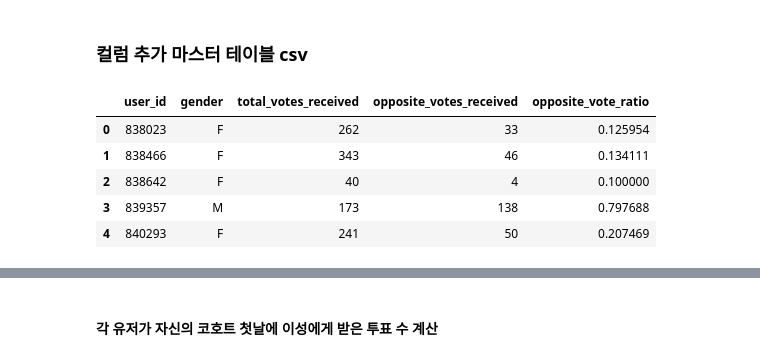
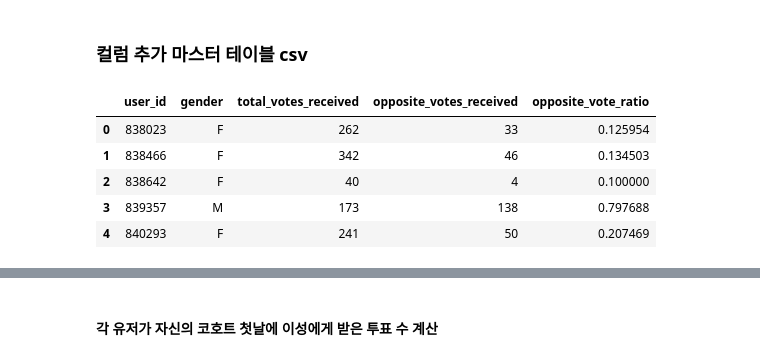
Before and after one commit to saeraniren/advanced_project, a Jupyter notebook: 최종 마스터 테이블.ipynb, the cells around one changed output, grey strips where cells are left out. Saved outputs shown, nothing was run; the diff lists cells and outputs as text; code cells hidden in the pictures.

```diff
--- a/최종 마스터 테이블.ipynb
+++ b/최종 마스터 테이블.ipynb
@@ -24,8 +24,8 @@ votes_df["vote_date"] = pd.to_datetime(votes_df["created_at"]).dt.date
 
 # 해당 기간(4/28 ~ 5/25)에 투표한 유저 ID
 target_user_ids = votes_df[
-    (votes_df["vote_date"] >= pd.to_datetime("2023-04-29").date()) &
-    (votes_df["vote_date"] <= pd.to_datetime("2023-05-25").date())
+    (votes_df["vote_date"] >= pd.to_datetime("2023-04-28").date()) &
+    (votes_df["vote_date"] < pd.to_datetime("2023-08-01").date())
 ]["user_id"].unique()
 
 # school_id가 존재하는 group만 추출
@@ -92,8 +92,8 @@ votes_filtered_df["active_day"] = (votes_filtered_df["vote_date"] - votes_filter
 
 # 기간 필터 (cohort_day 기준 4/29~5/25 사이)
 votes_filtered_df = votes_filtered_df[
-    (votes_filtered_df["cohort_day"] >= "2023-04-29") &
-    (votes_filtered_df["cohort_day"] <= "2023-05-25") &
+    (votes_filtered_df["cohort_day"] >= "2023-04-28") &
+    (votes_filtered_df["cohort_day"] < "2023-08-01") &
     (votes_filtered_df["active_day"] >= 0)
 ]
 
@@ -370,8 +369,8 @@ votes_df["vote_date"] = pd.to_datetime(votes_df["created_at"]).dt.date
 
 # 기간 필터링: 4월 29일 ~ 5월 25일
 votes_filtered_df = votes_df[
-    (votes_df["vote_date"] >= pd.to_datetime("2023-04-29").date()) &
-    (votes_df["vote_date"] <= pd.to_datetime("2023-05-25").date())
+    (votes_df["vote_date"] >= pd.to_datetime("2023-04-28").date()) &
+    (votes_df["vote_date"] < pd.to_datetime("2023-08-01").date())
 ].copy()
 # %%
 # school_id가 존재하는 group만 필터링
@@ -1063,6 +1062,14 @@ plt.show()
 # %% [markdown]
 ### 컬럼 추가 마스터 테이블 csv
 # %%
+# ─── 0. 기간 필터 적용 ───────────────────────────────
+votes_df["created_at"] = pd.to_datetime(votes_df["created_at"])
+votes_df = votes_df[
+    (votes_df["created_at"] >= "2023-04-28") &
+    (votes_df["created_at"] < "2023-08-01")
+]
+
+
 # ─── 1. 성별 정보 매핑 ─────────────────────────────
 gender_map = master_df.set_index("user_id")["gender"].to_dict()
 
@@ -1089,34 +1096,34 @@ opposite_votes = votes_with_gender[
     votes_with_gender["sender_gender"] != votes_with_gender["receiver_gender"]
 ]
 
 opposite_votes_received = (
     opposite_votes.groupby("chosen_user_id")
     .size()
     .rename("opposite_votes_received")
     .reset_index()
     .rename(columns={"chosen_user_id": "user_id"})
 )
 
 # ─── 5. master_df에 병합 및 결측값 처리 ───────────
 master_df = master_df.merge(total_votes_received, on="user_id", how="left")
 master_df = master_df.merge(opposite_votes_received, on="user_id", how="left")
 
 master_df["total_votes_received"] = master_df["total_votes_received"].fillna(0).astype(int)
 master_df["opposite_votes_received"] = master_df["opposite_votes_received"].fillna(0).astype(int)
 
 # ─── 6. 비율 컬럼 추가 (0 나눗셈 보호 포함) ───────
 master_df["opposite_vote_ratio"] = master_df.apply(
     lambda row: row["opposite_votes_received"] / row["total_votes_received"]
     if row["total_votes_received"] > 0 else 0,
     axis=1
 )
 
 # ─── 7. 결과 확인 (선택) ────────────────────────────
 master_df[["user_id", "gender", "total_votes_received", "opposite_votes_received", "opposite_vote_ratio"]].head()
 # %% [output]
 |  | user_id | gender | total_votes_received | opposite_votes_received | opposite_vote_ratio |
 | 0 | 838023 | F | 262 | 33 | 0.125954 |
-| 1 | 838466 | F | 343 | 46 | 0.134111 |
+| 1 | 838466 | F | 342 | 46 | 0.134503 |
 | 2 | 838642 | F | 40 | 4 | 0.100000 |
 | 3 | 839357 | M | 173 | 138 | 0.797688 |
 | 4 | 840293 | F | 241 | 50 | 0.207469 |
```
Also changed, not shown: parts of 25 cells of this notebook, 6 other files.
